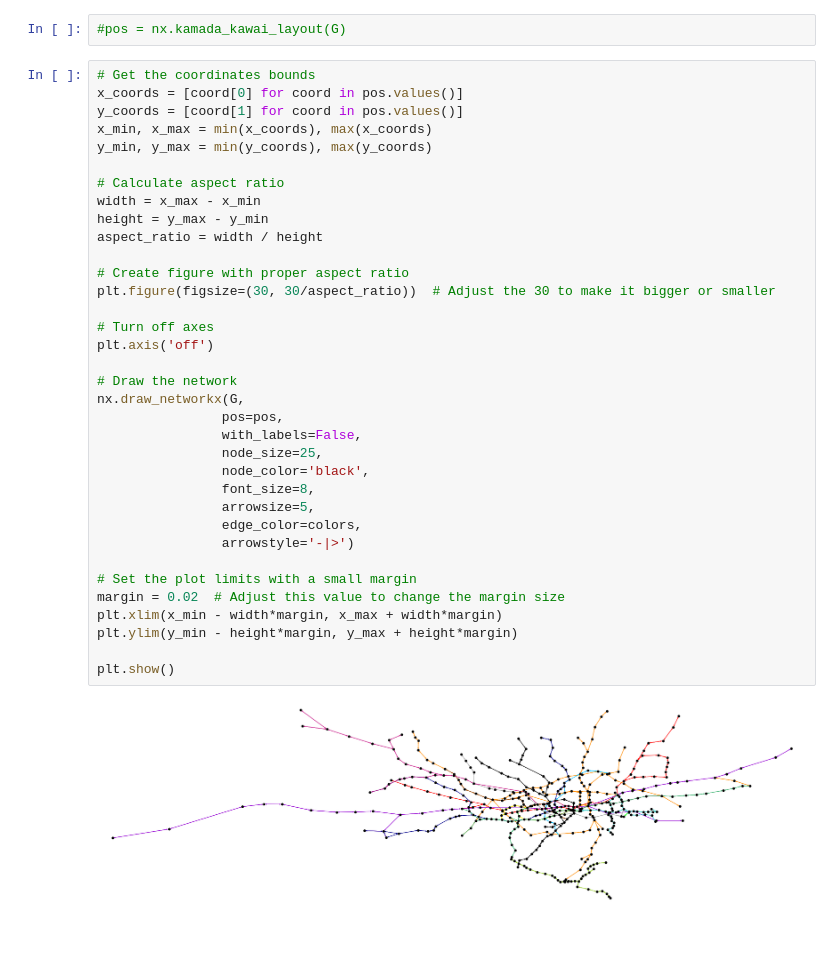
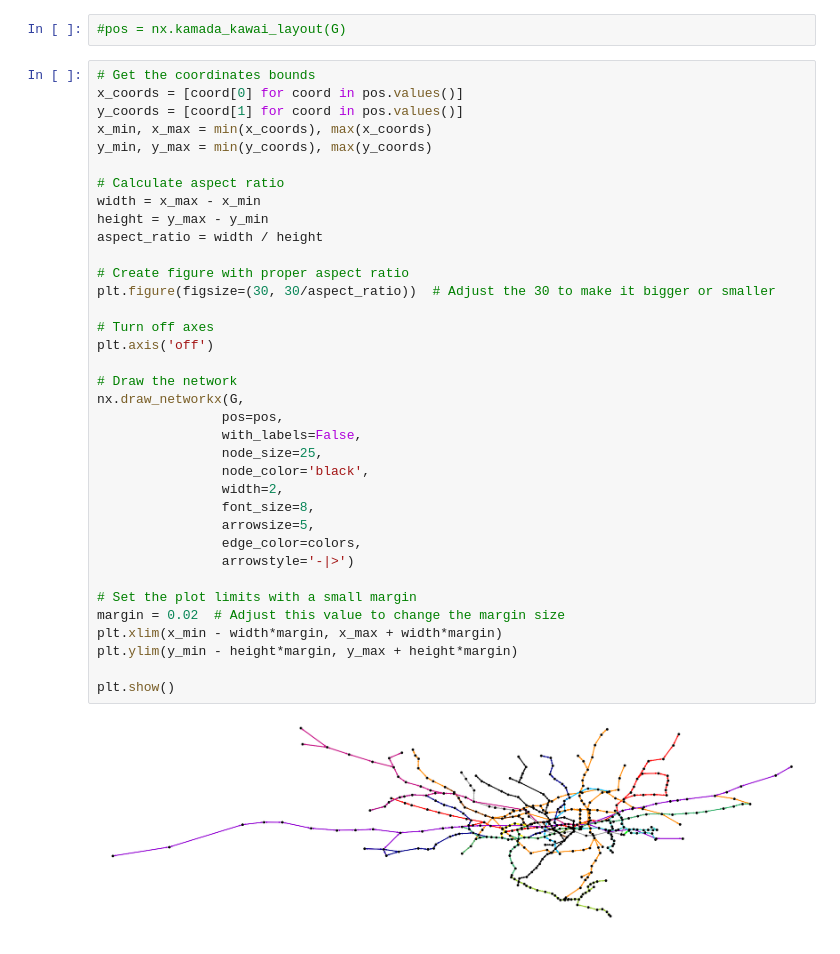
Before and after one commit to hardyek/tube-map, a Jupyter notebook: Graph Visualisation.ipynb, the cells around one changed output. Drawn from its saved outputs; the diff is of its cells as text.

```diff
--- a/Graph Visualisation.ipynb
+++ b/Graph Visualisation.ipynb
@@ -19,31 +19,32 @@ y_min, y_max = min(y_coords), max(y_coords)
 
 # Calculate aspect ratio
 width = x_max - x_min
 height = y_max - y_min
 aspect_ratio = width / height
 
 # Create figure with proper aspect ratio
 plt.figure(figsize=(30, 30/aspect_ratio))  # Adjust the 30 to make it bigger or smaller
 
 # Turn off axes
 plt.axis('off')
 
 # Draw the network
 nx.draw_networkx(G,
                 pos=pos,
                 with_labels=False,
                 node_size=25,
                 node_color='black',
+                width=2,
                 font_size=8,
                 arrowsize=5,
                 edge_color=colors,
                 arrowstyle='-|>')
 
 # Set the plot limits with a small margin
 margin = 0.02  # Adjust this value to change the margin size
 plt.xlim(x_min - width*margin, x_max + width*margin)
 plt.ylim(y_min - height*margin, y_max + height*margin)
 
 plt.show()
 # %% [output]
-[figure, old version]
+[figure, new version]
```
Also changed, not shown: 2 other files.
